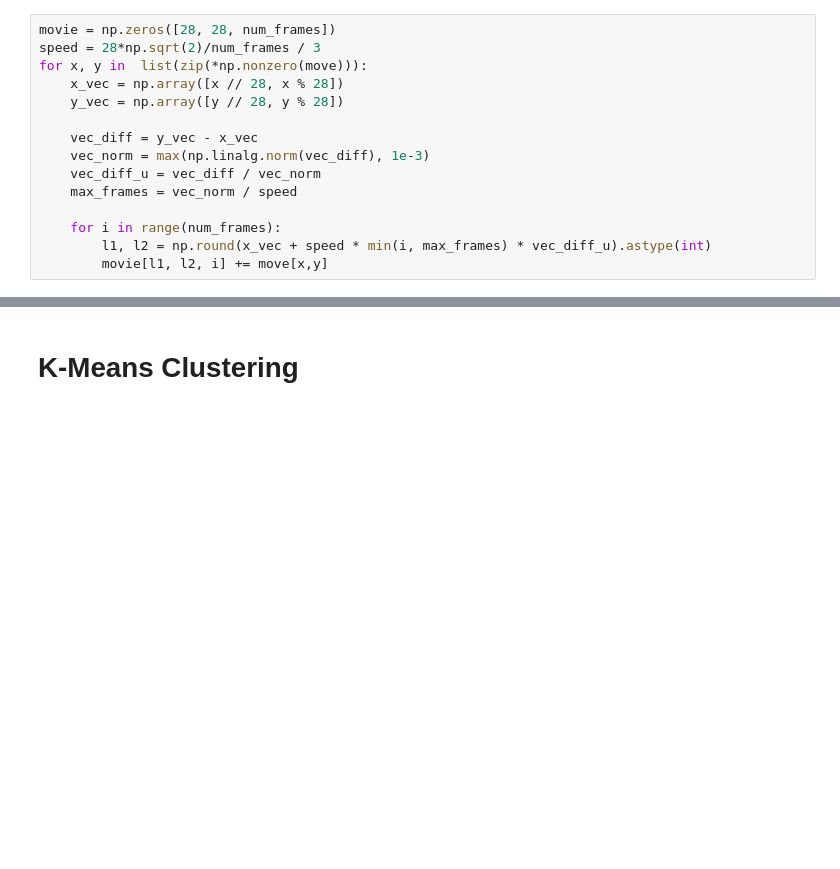
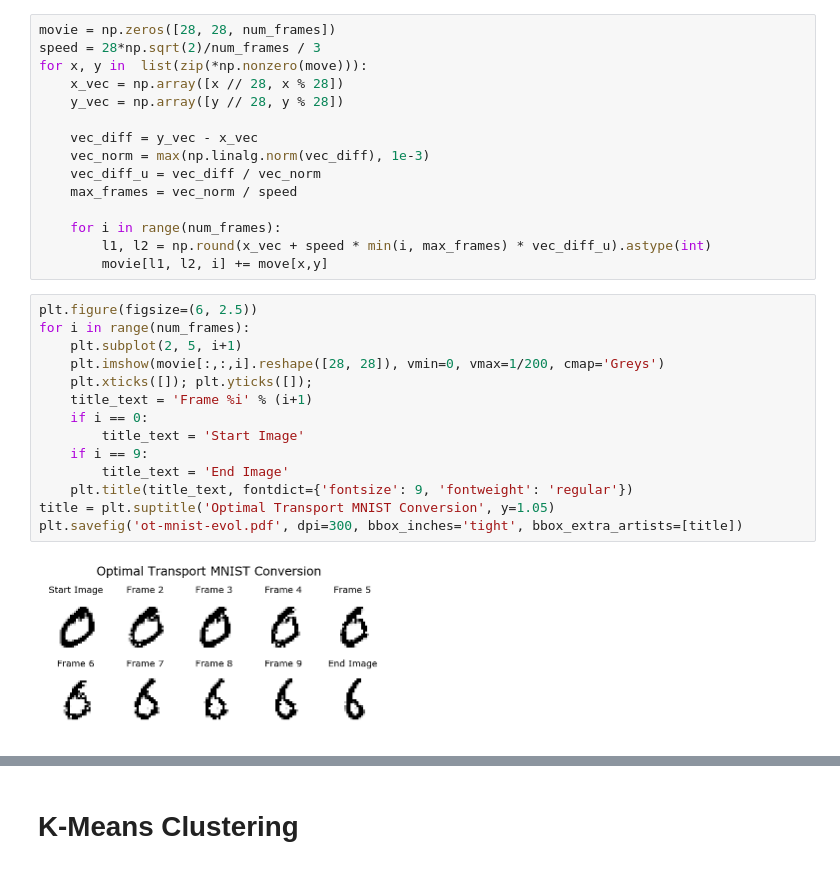
Before and after one commit to frtennis1/am221-project, a Jupyter notebook: code/MNIST and Images.ipynb, the cells around one changed output, grey strips where cells are left out. Drawn from its saved outputs; the diff is of its cells as text; blank space fills up the shorter version.

```diff
--- a/code/MNIST and Images.ipynb
+++ b/code/MNIST and Images.ipynb
@@ -125,6 +125,22 @@ for x, y in  list(zip(*np.nonzero(move))):
     for i in range(num_frames):
         l1, l2 = np.round(x_vec + speed * min(i, max_frames) * vec_diff_u).astype(int)
         movie[l1, l2, i] += move[x,y]
+# %%
+plt.figure(figsize=(6, 2.5))
+for i in range(num_frames):
+    plt.subplot(2, 5, i+1)
+    plt.imshow(movie[:,:,i].reshape([28, 28]), vmin=0, vmax=1/200, cmap='Greys')
+    plt.xticks([]); plt.yticks([]);
+    title_text = 'Frame %i' % (i+1)
+    if i == 0:
+        title_text = 'Start Image'
+    if i == 9:
+        title_text = 'End Image'
+    plt.title(title_text, fontdict={'fontsize': 9, 'fontweight': 'regular'})
+title = plt.suptitle('Optimal Transport MNIST Conversion', y=1.05)
+plt.savefig('ot-mnist-evol.pdf', dpi=300, bbox_inches='tight', bbox_extra_artists=[title])
+# %% [output]
+[figure, added]
 # %%
 for i in range(num_frames):
     plt.imshow(movie[:,:,i].reshape([28, 28]), vmin=0, vmax=1/200)
```
Also changed, not shown: parts of 5 cells of this notebook, 26 other files.
